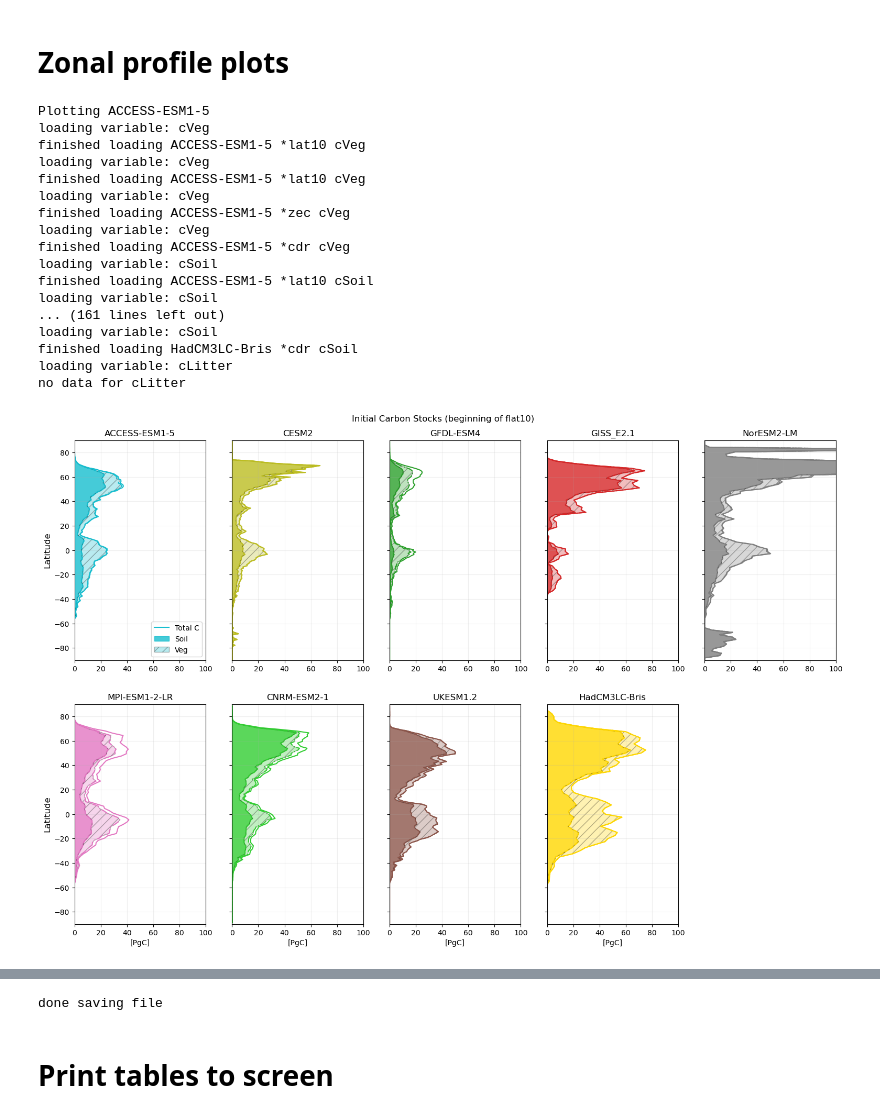
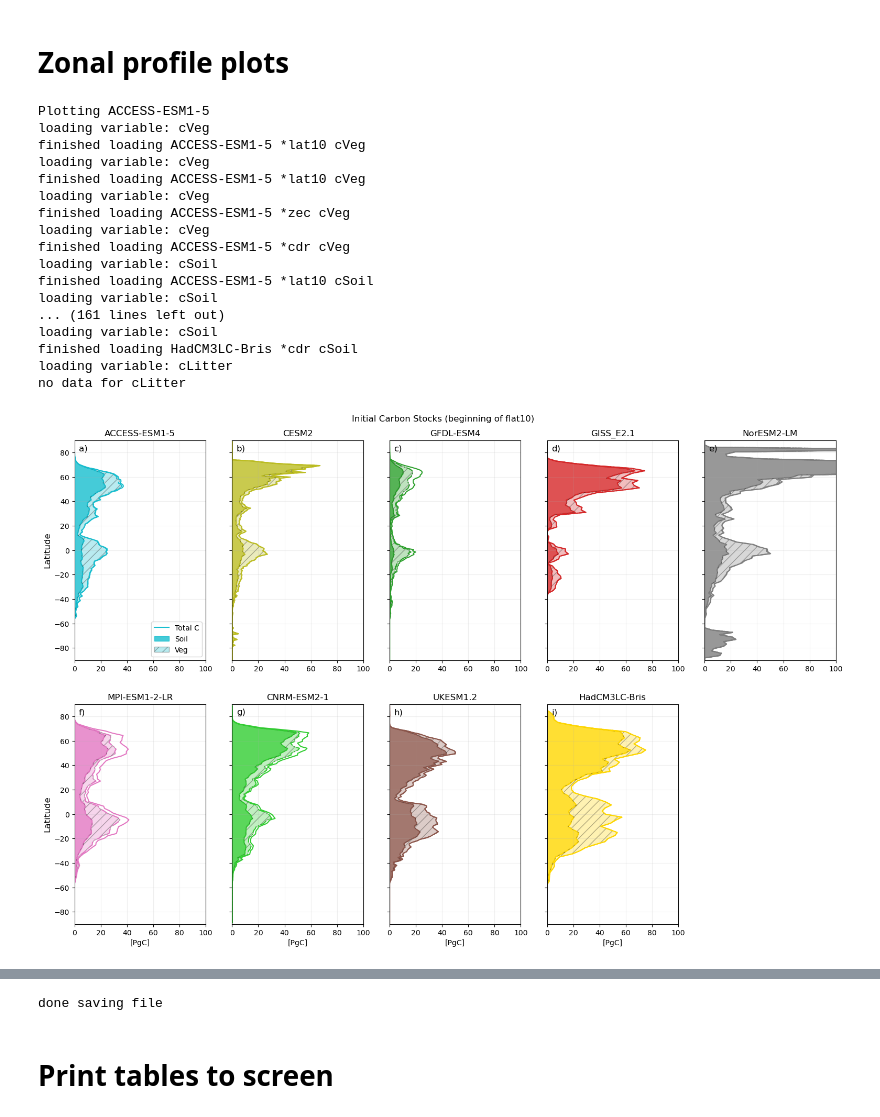
Before and after one commit to aswann/flat10MIP_analysis, a Jupyter notebook: figures_paper.ipynb, the cells around one changed output, grey strips where cells are left out. Cells and saved outputs as stored; diff of their text form; code cells hidden in the pictures.

```diff
--- a/figures_paper.ipynb
+++ b/figures_paper.ipynb
@@ -104,6 +104,8 @@ greenpurplebrown=['#B9CA60','#574F91','#D19563'] #green, purple, brown
 # latcolors=['#E8B46B','#6BE0E8','#6B91E8']
 # latcolors=['#FE7180','#FFFA70','#70CFFF']
 pinkpurpleblue=['#EA7B7B','#7D589E','#C0D0DD']
+
+subplotlabelnames=['a)','b)','c)','d)','e)','f)','g)','h)','i)','j)','k)','l)']
 # %%
 #unitconversions
 sperday=60*60*24
@@ -673,6 +680,11 @@ for g in range(len(group_names)):
     axes[g].set_axisbelow(True)
     axes[g].grid(alpha=0.2)
 
+    axes[g].annotate(subplotlabelnames[g],
+                     xy=(0, 1), xycoords='axes fraction',
+                     xytext=(+0.5, -0.5), textcoords='offset fontsize',
+                     fontsize='large', verticalalignment='top')
+
     # Only show x-axis ticks on the last subplot
     if g == len(group_names) - 1:
         axes[g].set_xticks(np.arange(len(modellist)))
@@ -686,7 +698,7 @@ axes[1].set_ylabel('Emissions phase \n $\Delta$ C  [PgC]')
 axes[2].set_ylabel('Net-zero phase \n $\Delta$ C  [PgC]')
 axes[3].set_ylabel('Cumulative-zero \n $\Delta$ C  [PgC]')
 
-axes[0].legend()
+axes[0].legend(ncol=2,loc='upper right')
 # fig.tight_layout()
 fig.subplots_adjust(top=0.95)
 fig.suptitle("Carbon and $\Delta$ Carbon by Pool", fontsize=12)#,ha='center')
@@ -835,6 +854,7 @@ ax[5].set_title('Atm $CO_2$')
 
 ax[0].set_ylabel('Year of peak relative to year of net-zero',fontsize=12)
 
+
 for axi in range(6):
     ax[axi].grid(alpha=0.2)
     ax[axi].axhline(0,lw=0.8,color="gray",linestyle=":")
@@ -849,7 +869,10 @@ for axi in range(6):
     # else:
     #     ax[axi].yaxis.set_tick_params(fontsize=12)
 
-
+    ax[axi].annotate(subplotlabelnames[axi],
+                     xy=(0, 1), xycoords='axes fraction',
+                     xytext=(+0.5, -0.5), textcoords='offset fontsize',
+                     fontsize='large', verticalalignment='top')
 
 # ax[5].legend()
 lgax=ax[3].legend(loc='upper center', ncol=4,bbox_to_anchor=(-0.1, 0))
@@ -858,4 +881,18 @@ lgax=ax[3].legend(loc='upper center', ncol=4,bbox_to_anchor=(-0.1, 0))
 # fig.suptitle('year of peak relative to net zero - ' +latrange)
 
 plt.savefig('figures/leadlagpeak_' +latrange +'.pdf', bbox_inches='tight')
+
+
+# for label, ax in axs.items():
+#     # Use Axes.annotate to put the label
+#     # - at the top left corner (axes fraction (0, 1)),
+#     # - offset half-a-fontsize right and half-a-fontsize down
+#     #   (offset fontsize (+0.5, -0.5)),
+#     # i.e. just inside the axes.
+#     ax.annotate(
+#         label,
+#         xy=(0, 1), xycoords='axes fraction',
+#         xytext=(+0.5, -0.5), textcoords='offset fontsize',
+#         fontsize='medium', verticalalignment='top', fontfamily='serif',
+#         bbox=dict(facecolor='0.7', edgecolor='none', pad=3.0))
 # %% [output]
@@ -1071,6 +1108,10 @@ for m in range(len(modellist)):
 
     if m>num_cols-1:
         ax.set_xlabel('[PgC]')
+    ax.annotate(subplotlabelnames[m],
+                         xy=(0, 1), xycoords='axes fraction',
+                         xytext=(+0.5, -0.5), textcoords='offset fontsize',
+                         fontsize='large', verticalalignment='top')
 
     #--- Second figure is end of flat10 emissions phase
     ax = axes1[m]
@@ -1099,6 +1140,10 @@ for m in range(len(modellist)):
         ax.set_ylabel('')
 
     ax.set_xlim([-1, 14])
+    ax.annotate(subplotlabelnames[m],
+                         xy=(0.8, 1), xycoords='axes fraction',
+                         xytext=(+0.5, -0.5), textcoords='offset fontsize',
+                         fontsize='large', verticalalignment='top')
 
     if m>num_cols-1:
         ax.set_xlabel('[PgC]')
@@ -1128,6 +1173,10 @@ for m in range(len(modellist)):
         ax.set_yticklabels([])
         ax.set_ylabel('')
     ax.set_xlim([-4, 6])
+    ax.annotate(subplotlabelnames[m],
+                         xy=(0, 1), xycoords='axes fraction',
+                         xytext=(+0.5, -0.5), textcoords='offset fontsize',
+                         fontsize='large', verticalalignment='top')
 
     if m>num_cols-1:
         ax.set_xlabel('[PgC]')
@@ -1164,6 +1213,10 @@ for m in range(len(modellist)):
     if m>num_cols-2:
         ax.set_xlabel('[PgC]')
 
+    ax.annotate(subplotlabelnames[m],
+                         xy=(0, 1), xycoords='axes fraction',
+                         xytext=(+0.5, -0.5), textcoords='offset fontsize',
+                         fontsize='large', verticalalignment='top')
 
 # add gridlines
 #axes0[m].grid(True,alpha=0.2, zorder=0)
@@ -1200,31 +1253,31 @@ fig2.savefig('figures/' +'Cdelta_zonal_lineplot_allmodels_' +phasename[2] +'.png
 plt.show(fig2)
 plt.close(fig2)
 
 fig3.savefig('figures/' +'Cdelta_zonal_lineplot_allmodels_' +phasename[3] +'.png', bbox_inches='tight', dpi=400)
 plt.show(fig3)
 plt.close(fig3)
 
 print('done saving file')
 
 # close the plot (so python stops trying to hold on to it in memory; you can
 # still look at it at this point, but you're done editing)
 # plt.close()
 # %% [output]
 Plotting ACCESS-ESM1-5
 loading variable: cVeg
 finished loading ACCESS-ESM1-5 *lat10 cVeg
 loading variable: cVeg
 finished loading ACCESS-ESM1-5 *lat10 cVeg
 loading variable: cVeg
 finished loading ACCESS-ESM1-5 *zec cVeg
 loading variable: cVeg
 finished loading ACCESS-ESM1-5 *cdr cVeg
 loading variable: cSoil
 finished loading ACCESS-ESM1-5 *lat10 cSoil
 loading variable: cSoil
 ... (161 lines left out)
 loading variable: cSoil
 finished loading HadCM3LC-Bris *cdr cSoil
 loading variable: cLitter
 no data for cLitter
-[figure, old version]
+[figure, new version]
```
Also changed, not shown: parts of 5 cells of this notebook, 11 other files.
